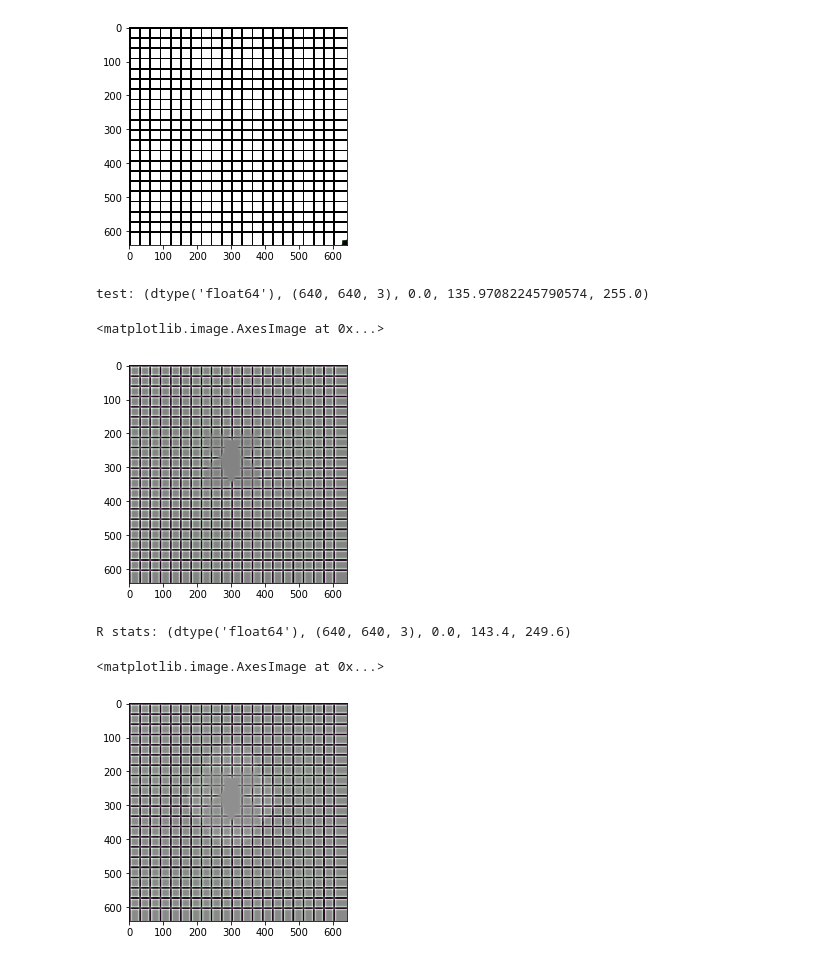
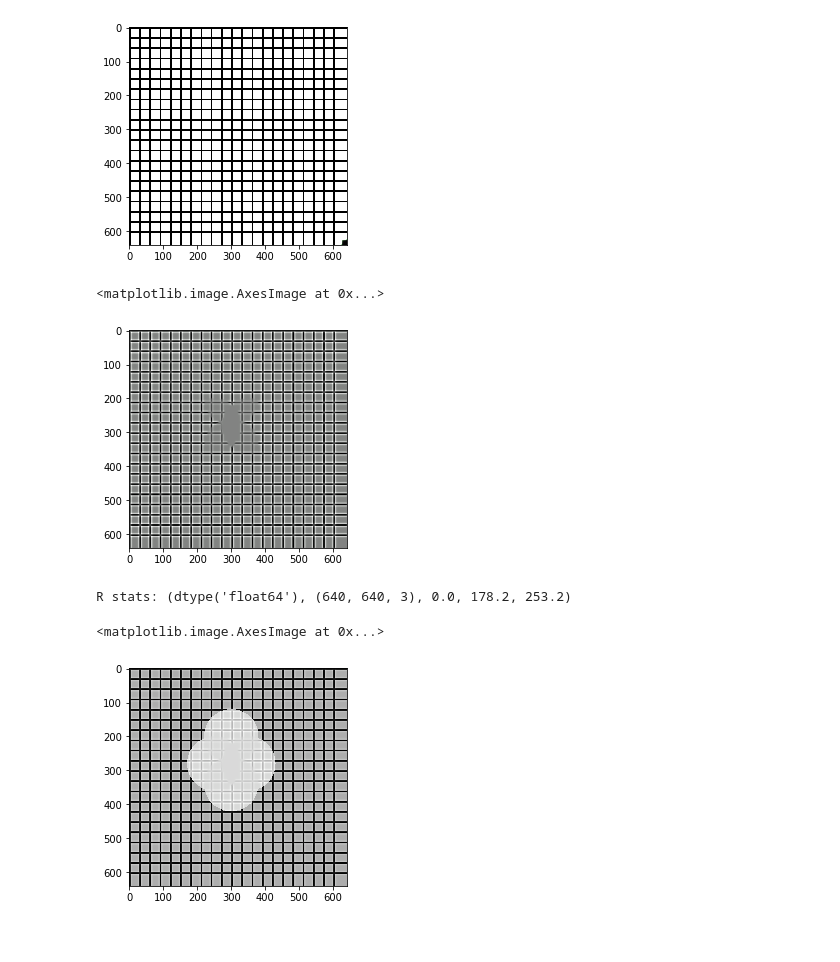
Before and after one commit to NikolaiSviridov/Specular-Highlight-Removal, a Jupyter notebook: multiple/Specular highlights detection and reduction with multi-flash photography/main_ii.ipynb, the cells around one changed output. Drawn from its saved outputs; the diff is of its cells as text; code cells hidden in the pictures.

```diff
--- a/multiple/Specular highlights detection and reduction with multi-flash photography/main_ii.ipynb
+++ b/multiple/Specular highlights detection and reduction with multi-flash photography/main_ii.ipynb
@@ -357,21 +357,24 @@ stats: (dtype('float64'), (640, 640, 3), -676789.2066221926, 28165.327582393948,
 [figure]
 # %%
 test = np.copy(-1 * ans_sobel)
-test -= np.min(test)
-test /= np.max(test) / 255
-test[test > 255] = 255
-print(f"test: {stats(test)}")
-test = test.astype('uint8')
-plt.imshow(test)
+colors = cv2.split(test)
+result = []
+for color in colors:
+    color -= np.min(color)
+    color /= np.max(color) / 255
+    color[color > 255] = 255
+    color = color.astype('uint8')
+    result.append(color)
+result = cv2.merge(result)
+plt.imshow(result)
 # %% [output]
-test: (dtype('float64'), (640, 640, 3), 0.0, 135.97082245790574, 255.0)
+<matplotlib.image.AxesImage at 0x...>
-<matplotlib.image.AxesImage at 0x...>
 [figure]
 # %%
-R = calc_R(0.9, test, I_max)
+R = calc_R(0.3, result, I_max)
 print(f"R stats: {stats(R)}")
 plt.imshow(R.astype('uint8'))
 # %% [output]
-R stats: (dtype('float64'), (640, 640, 3), 0.0, 143.4, 249.6)
+R stats: (dtype('float64'), (640, 640, 3), 0.0, 178.2, 253.2)
 <matplotlib.image.AxesImage at 0x...>
-[figure, old version]
+[figure, new version]
```
Also changed, not shown: 1 other file.
